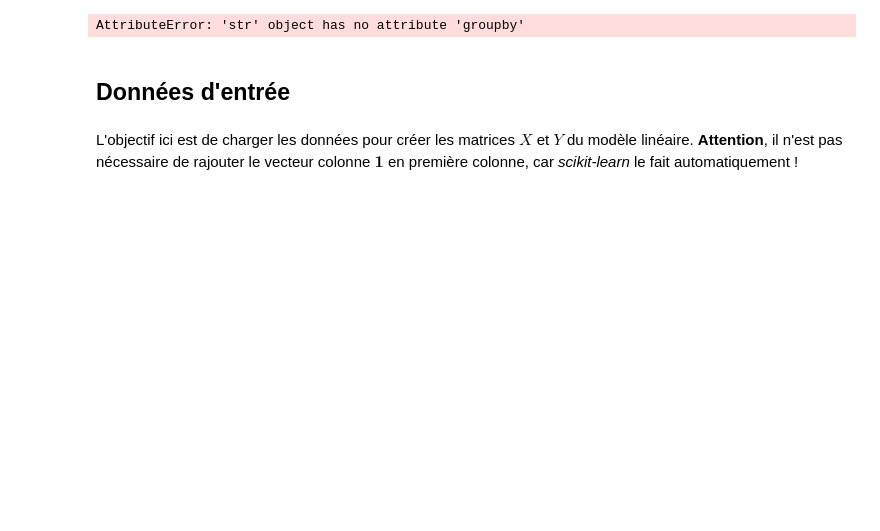
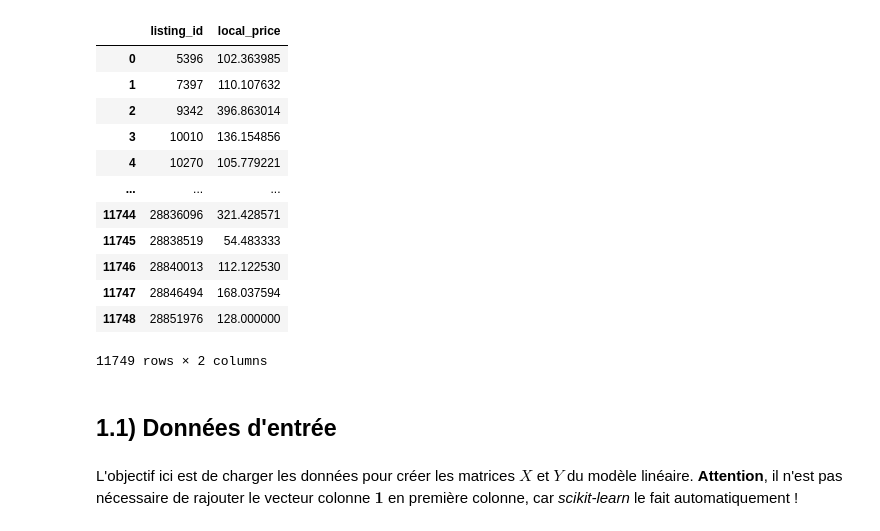
Before and after one commit to BaptisteHurel/Python, a Jupyter notebook: Modele_Lineaire_exo.ipynb, the cells around one changed output. Drawn from its saved outputs; the diff is of its cells as text; code cells hidden in the pictures; blank space fills up the shorter version.

Commit message:
import partie 1.1 / exos donnée d'entrée
utilisation de la librairie sklearn

```diff
--- a/Modele_Lineaire_exo.ipynb
+++ b/Modele_Lineaire_exo.ipynb
@@ -111,0 +159,17 @@ da['local_price'].isna().sum()
+# %%
+grouped.columns = ['listing_id','local_price']
+grouped
+# %% [output]
+|  | listing_id | local_price |
+| 0 | 5396 | 102.363985 |
+| 1 | 7397 | 110.107632 |
+| 2 | 9342 | 396.863014 |
+| 3 | 10010 | 136.154856 |
+| 4 | 10270 | 105.779221 |
+| ... | ... | ... |
+| 11744 | 28836096 | 321.428571 |
+| 11745 | 28838519 | 54.483333 |
+| 11746 | 28840013 | 112.122530 |
+| 11747 | 28846494 | 168.037594 |
+| 11748 | 28851976 | 128.000000 |
+11749 rows × 2 columns
@@ -112,11 +178,9 @@ da['local_price'].isna().sum()
 # %%
-#da['local_price'].groupby['listing_id']
-da = da.groupby(by="listing_id")
-da.mean('local_price')
+#pa['local_price'].groupby['listing_id']
+#pa = pa.groupby(by="listing_id")
+#pa.mean('local_price')
-# %% [output]
-AttributeError: 'str' object has no attribute 'groupby'
 # %% [markdown]
-## Données d'entrée
+## 1.1) Données d'entrée
 # %% [markdown]
 L'objectif ici est de charger les données pour créer les matrices $X$ et $Y$ du modèle linéaire. **Attention**, il n'est pas nécessaire de rajouter le vecteur colonne $\mathbf{1}$ en première colonne, car *scikit-learn* le fait automatiquement !
 # %%
```
Also changed, not shown: parts of 29 cells of this notebook.
